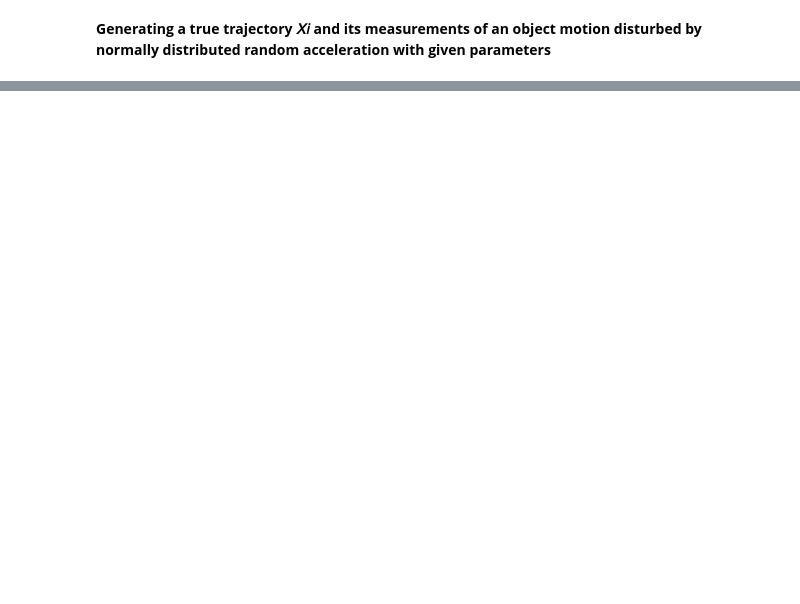
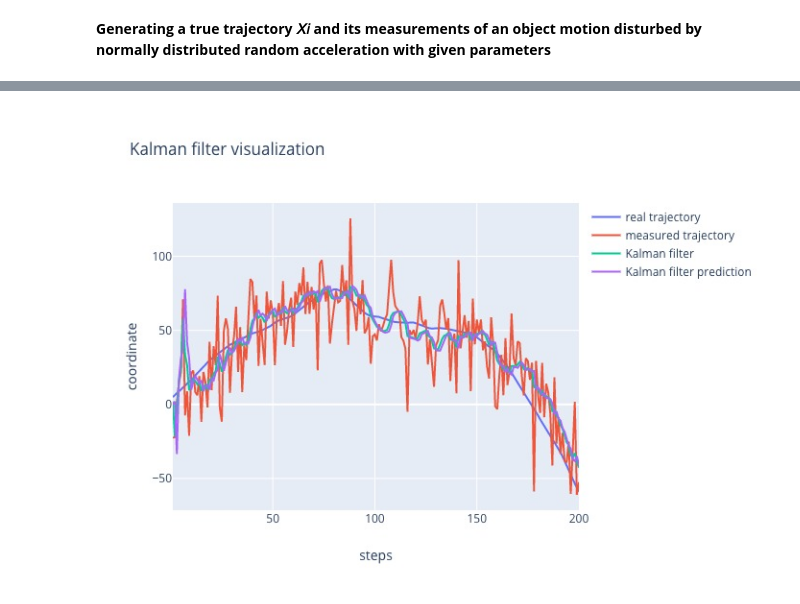
Before and after one commit to gornekich/ExpDataProc, a Jupyter notebook: Assignment5/Assignment5.ipynb, the cells around one changed output, grey strips where cells are left out. Drawn from its saved outputs; the diff is of its cells as text; code cells hidden in the pictures; blank space fills up the shorter version.

```diff
--- a/Assignment5/Assignment5.ipynb
+++ b/Assignment5/Assignment5.ipynb
@@ -126,0 +96,37 @@ shape[0]
+# %%
+def kalman_filter(z, T, X_0=[0, 0], P_0=[[100, 0], [0, 100]], sigma_a=1, sigma_n=1, shift=7):
+    shape = (z.size, 2)
+    X_pred = np.zeros(shape)
+    X_filt = np.zeros(shape)
+    x_i_pred = np.zeros(shape[0])
+    F = np.array([[1, T], [0, 1]])
+    G = np.array([T**2/2, T]).T
+    H = np.array([1, 0])
+    X_0 = [2, 0]
+    P_0_0 = [[10000, 0], [0, 10000]]
+
+    # prepare parameters
+    Q = G.dot(G.T.dot(sigma_a**2))
+    R = sigma_n**2
+    P_pred = np.zeros((shape[0], 2, 2))
+    P_filt = np.zeros((shape[0], 2, 2))
+    K = np.zeros(shape)
+
+    X_filt[0] = X_0
+    P_filt[0] = P_0
+    K[0] = P_filt[0].dot(H.T)/(H.dot(P_filt[0]).dot(H.T) + R)
+
+    for i in range(1, shape[0]):
+        # Make prediction
+        X_pred[i] = F.dot(X_filt[i-1])
+        P_pred[i] = np.dot(F, np.dot(P_filt[i-1], F.T)) + Q
+
+        # Make filtration
+        K[i] = P_pred[i].dot(H.T)/(H.dot(P_pred[i]).dot(H.T) + R)
+        X_filt[i] = X_pred[i] + K[i]*(z[i] - H.dot(X_pred[i]))
+        P_filt[i] = (np.eye(shape[1]) - np.outer(K[i], H)).dot(P_pred[i])
+
+    x_i_pred = np.roll(np.linalg.matrix_power(F, shift).dot(X_filt.T)[0], shift)
+    x_i_pred[:shift] = X_0[0]
+
+    return X_filt, X_pred, K, P_filt, x_i_pred
@@ -126,0 +135,7 @@ shape[0]
+# %%
+kalman_data = kalman_filter(z, T=1, X_0=[2, 0], P_0=[[10000, 0], [0, 10000]], sigma_a=sigma_a, sigma_n=sigma_n)
+# %%
+plot(4, [num_points, num_points, num_points, num_points], [x, z, kalman_data[0][:,0], kalman_data[1][:,0]], title='Kalman filter visualization', xlable='steps', ylable='coordinate',
+     legend=['real trajectory', 'measured trajectory', 'Kalman filter', 'Kalman filter prediction'])
+# %% [output]
+[figure, added]
```
Also changed, not shown: parts of 63 cells of this notebook, 1 other file.
